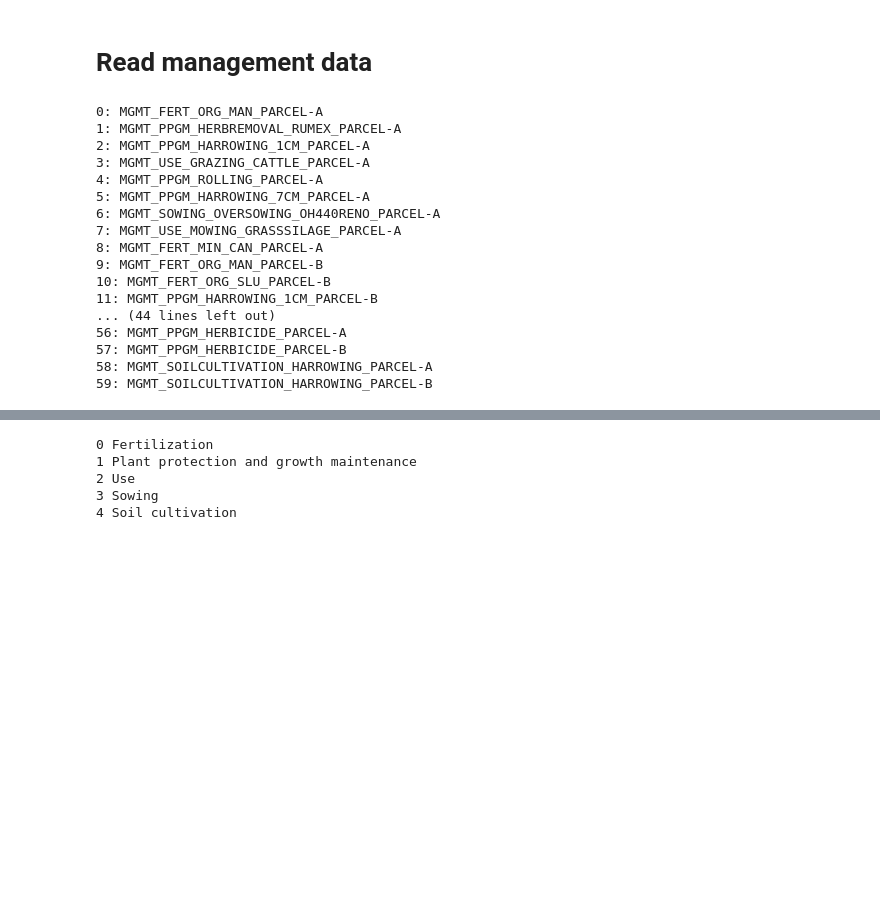
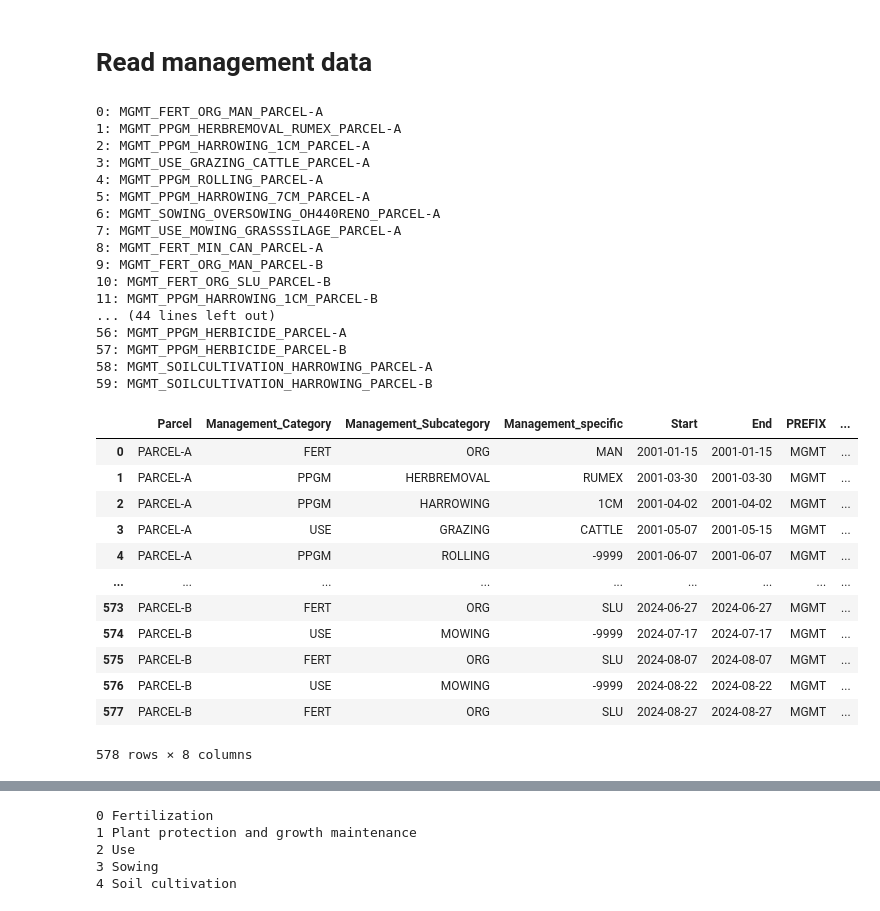
Before and after one commit to holukas/dataset_cha_fp2024_2005-2023, a Jupyter notebook: notebooks/15_MANAGEMENT/read.ipynb, the cells around one changed output, grey strips where cells are left out. Drawn from its saved outputs; the diff is of its cells as text; code cells hidden in the pictures; blank space fills up the shorter version.

```diff
--- a/notebooks/15_MANAGEMENT/read.ipynb
+++ b/notebooks/15_MANAGEMENT/read.ipynb
@@ -20,6 +21,9 @@ df['PREFIX'] = 'MGMT'
 
 # Fill end dates, if missing then end is the same as start
 df['End'] = df['End'].fillna(df['Start'])
+df['Start'] = pd.to_datetime(df['Start'])
+df['End'] = pd.to_datetime(df['End'])
+
 df['Parcel'] = df['Parcel'].fillna('-9999')
 df['Management_Category'] = df['Management_Category'].fillna('-9999')
 df['Management_Subcategory'] = df['Management_Subcategory'].fillna('-9999')
@@ -99,32 +103,48 @@ def create_varname(row):
         row['Management_Category'],
         row['Management_Subcategory'],
         str(row['Management_specific']),
         row['Parcel']
     ])
 
 df['VARNAME'] = df.apply(create_varname, axis=1)
 df['VARNAME'] = df['VARNAME'].str.replace('_-9999', '')
 
+
+
 # df['Management_Category'].unique()
 # print(df['Management_Subcategory'].unique())
 # print(df['Management_specific'].unique())
-[print(f"{ix}: {v}") for ix, v in enumerate(df['VARNAME'].unique())];
-# display(df)
+mgmt_types = df['VARNAME'].unique()
+[print(f"{ix}: {v}") for ix, v in enumerate(mgmt_types)];
+display(df)
 # %% [output]
 0: MGMT_FERT_ORG_MAN_PARCEL-A
 1: MGMT_PPGM_HERBREMOVAL_RUMEX_PARCEL-A
 2: MGMT_PPGM_HARROWING_1CM_PARCEL-A
 3: MGMT_USE_GRAZING_CATTLE_PARCEL-A
 4: MGMT_PPGM_ROLLING_PARCEL-A
 5: MGMT_PPGM_HARROWING_7CM_PARCEL-A
 6: MGMT_SOWING_OVERSOWING_OH440RENO_PARCEL-A
 7: MGMT_USE_MOWING_GRASSSILAGE_PARCEL-A
 8: MGMT_FERT_MIN_CAN_PARCEL-A
 9: MGMT_FERT_ORG_MAN_PARCEL-B
 10: MGMT_FERT_ORG_SLU_PARCEL-B
 11: MGMT_PPGM_HARROWING_1CM_PARCEL-B
 ... (44 lines left out)
 56: MGMT_PPGM_HERBICIDE_PARCEL-A
 57: MGMT_PPGM_HERBICIDE_PARCEL-B
 58: MGMT_SOILCULTIVATION_HARROWING_PARCEL-A
 59: MGMT_SOILCULTIVATION_HARROWING_PARCEL-B
+|  | Parcel | Management_Category | Management_Subcategory | Management_specific | Start | End | PREFIX | ... |
+| 0 | PARCEL-A | FERT | ORG | MAN | 2001-01-15 | 2001-01-15 | MGMT | ... |
+| 1 | PARCEL-A | PPGM | HERBREMOVAL | RUMEX | 2001-03-30 | 2001-03-30 | MGMT | ... |
+| 2 | PARCEL-A | PPGM | HARROWING | 1CM | 2001-04-02 | 2001-04-02 | MGMT | ... |
+| 3 | PARCEL-A | USE | GRAZING | CATTLE | 2001-05-07 | 2001-05-15 | MGMT | ... |
+| 4 | PARCEL-A | PPGM | ROLLING | -9999 | 2001-06-07 | 2001-06-07 | MGMT | ... |
+| ... | ... | ... | ... | ... | ... | ... | ... | ... |
+| 573 | PARCEL-B | FERT | ORG | SLU | 2024-06-27 | 2024-06-27 | MGMT | ... |
+| 574 | PARCEL-B | USE | MOWING | -9999 | 2024-07-17 | 2024-07-17 | MGMT | ... |
+| 575 | PARCEL-B | FERT | ORG | SLU | 2024-08-07 | 2024-08-07 | MGMT | ... |
+| 576 | PARCEL-B | USE | MOWING | -9999 | 2024-08-22 | 2024-08-22 | MGMT | ... |
+| 577 | PARCEL-B | FERT | ORG | SLU | 2024-08-27 | 2024-08-27 | MGMT | ... |
+578 rows × 8 columns
```
Also changed, not shown: parts of 11 cells of this notebook, 1 other file.
